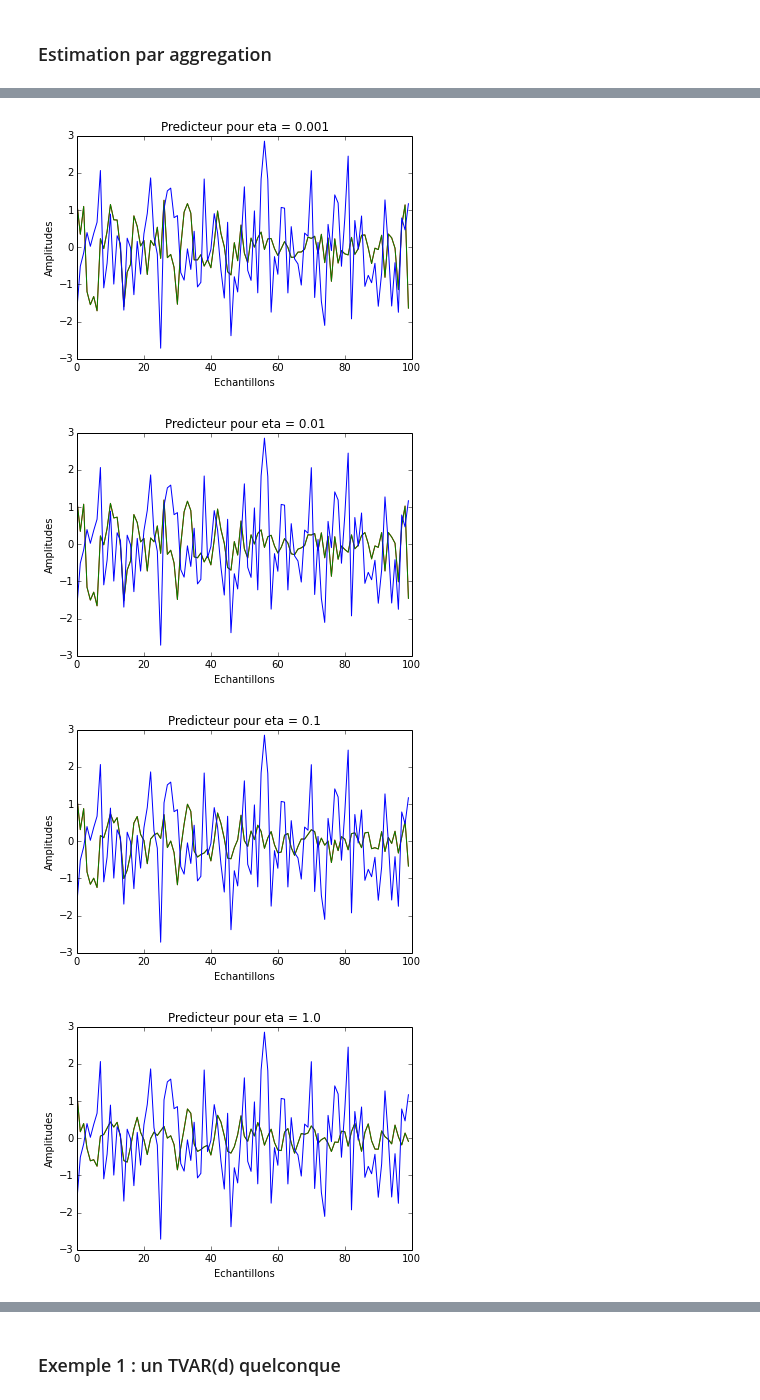
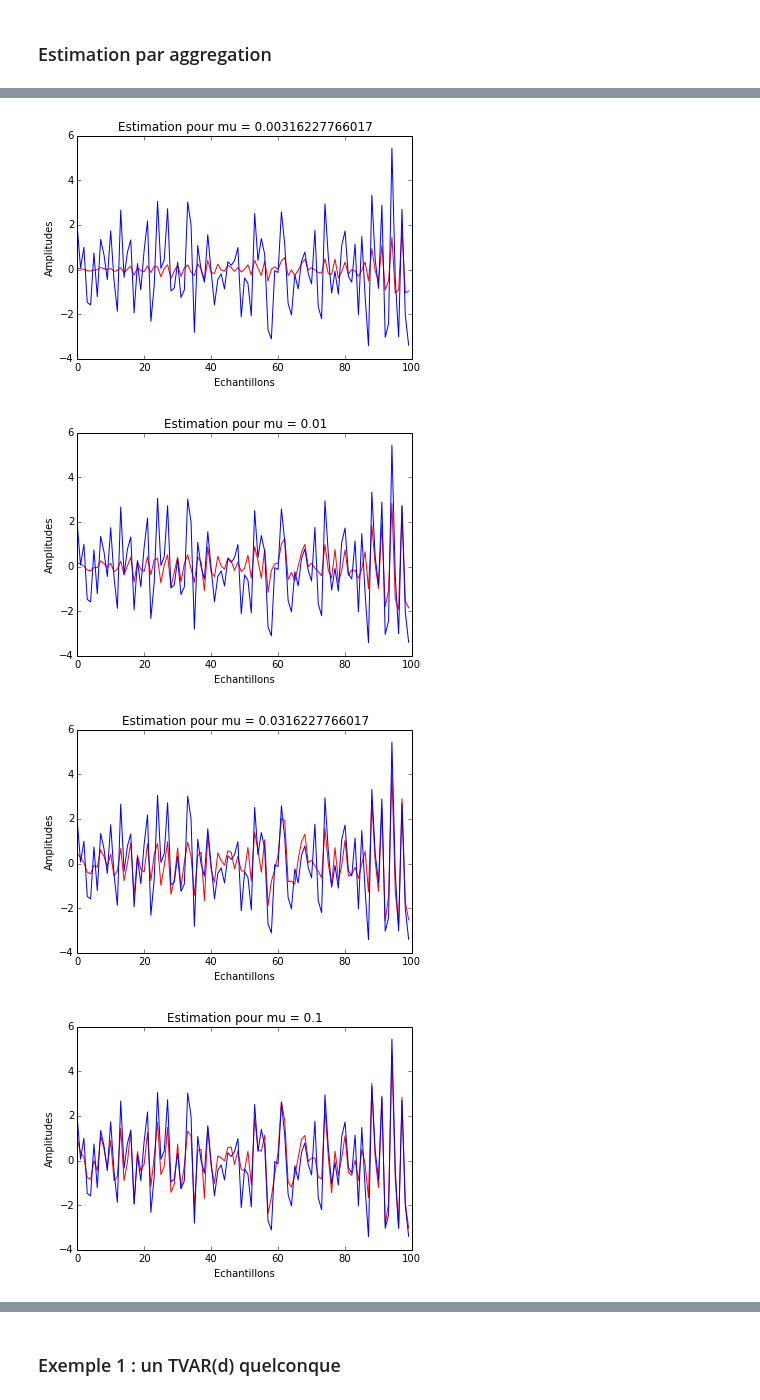
Before and after one commit to jngod2011/TVAR_Prediction, a Jupyter notebook: TVAR_d.ipynb, the cells around one changed output, grey strips where cells are left out. Saved outputs shown, nothing was run; the diff lists cells and outputs as text; code cells hidden in the pictures.

```diff
--- a/TVAR_d.ipynb
+++ b/TVAR_d.ipynb
@@ -62,23 +97,15 @@ def dsp(theta, T, N = 512):
     return lambd, dsp_array
 # %%
 d = 8
-T = int(1e2)
+T = int(1e3)
 epsilon = np.random.randn(2*T)
 
 X, theta = generation_TVAR(d, T, epsilon)
 
 plt.figure()
-plt.plot(X[:T])
+plt.plot(X[T:])
 plt.xlabel("Echantillons")
 plt.ylabel("Amplitudes")
 plt.title("Processus X observe")
-
-f, dsp_array = dsp(theta, T, 2**12)
-
-plt.figure()
-plt.plot(f, dsp_array[:,0]/max(abs(dsp_array[:,0])))
-plt.xlabel("Frequences")
-plt.ylabel("Amplitudes")
-plt.title("DSP a l'instant t = 0")
 # %% [output]
 <matplotlib.text.Text at 0x...>
@@ -121,7 +147,7 @@ plt.title("Exemple d'un estimateur de TVAR({}) par NLMS".format(d))
 # %%
 # INITIALISATION
 
-T = int(1e2)
+T = int(1e3)
 d = 5
 log_mu = np.arange(-2, 0, 0.1)
 N = len(log_mu)
@@ -151,8 +177,8 @@ for t in np.arange(T):
                 v[i] = alpha[i] * np.exp(-eta*(estimations[i,t-1]-X[t-1])**2)
         alpha = v / np.sum(v)
 
-plt.plot(np.arange(T), X[:T], 'b')
-plt.plot(np.arange(T), pred, 'r')
+plt.plot(X[T:], 'b')
+plt.plot(pred, 'r')
 plt.xlabel("Echantillons")
 plt.ylabel("Amplitudes")
 plt.title("Exemple d'un predicteur par aggregation de TVAR({})".format(d))
@@ -187,32 +217,25 @@ def aggregation(X, estimations, T, eta, stragegy = 1):
 # %%
 #initalisation
-log_eta = np.arange(-4,2,1.0)
-eta = np.power(10, log_eta)
 T = int(1e2)
 d = 4
 epsilon = np.random.randn(2*T)
 X = generation_TVAR(d, T, epsilon)[0]
 
 # Estimation
-log_mu = np.arange(-2, 0, 0.1)
+log_mu = np.arange(-3, 0, 0.5)
 N = len(log_mu)
 mu = np.power(10, log_mu)
 estimations = np.matrix(np.zeros((N, T)))
+MSE = np.zeros(N)
 
 for k in np.arange(N):
-    estimations[k,:] = generation_est(X, d, T, mu[k])[0]
-
-# Aggregation et affichage
-for n in np.arange(len(eta)):
-    current_eta = eta[n]
-    pred1 = aggregation(X, estimations, T, current_eta, 1)
-    pred2 = aggregation(X, estimations, T, current_eta, 2)
+    estimations[k,:], theta_est = generation_est(X, d, T, mu[k])
+    MSE[k] = 1./ T * norm(X[T:] - estimations[k,:]) ** 2
 
     plt.figure()
-    plt.plot(pred1, 'r')
-    plt.plot(pred2, 'g')
-    plt.plot(X[:T], 'b')
+    plt.plot(estimations[k,:].T, 'r')
+    plt.plot(X[T:])
     plt.xlabel("Echantillons")
     plt.ylabel("Amplitudes")
-    plt.title("Predicteur pour eta = {}".format(current_eta))
+    plt.title("Estimation pour mu = {}".format(mu[k]))
 # %% [output]
@@ -220,4 +243,4 @@ for n in np.arange(len(eta)):
-[figure, old version]
+[figure, new version]
-[figure, old version]
+[figure, new version]
-[figure, old version]
+[figure, new version]
-[figure, old version]
+[figure, new version]
```
Also changed, not shown: parts of 20 cells of this notebook.
